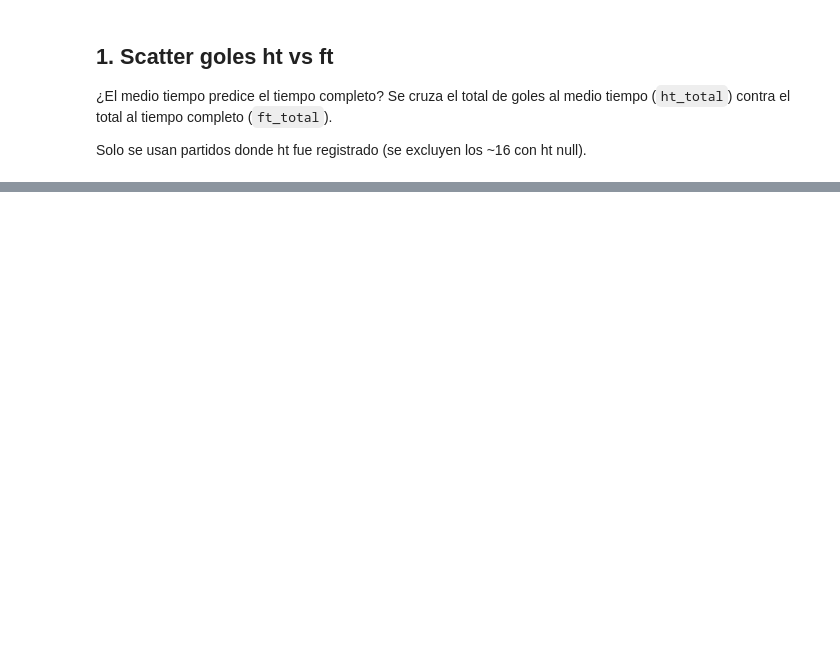
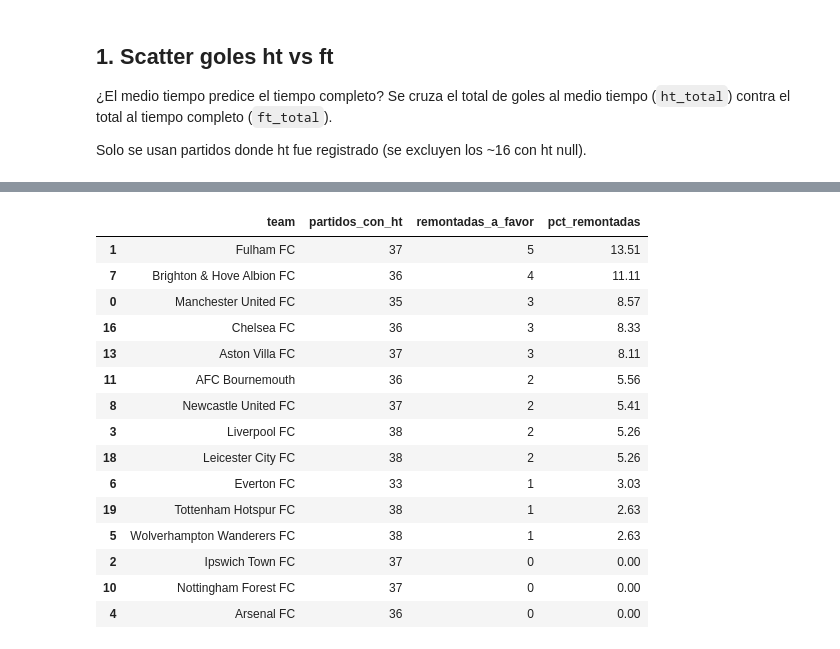
Before and after one commit to juantuberquia1997/programacion_cientifica, a Jupyter notebook: notebooks/02_analisis_dinamica_ht_vs_ft.ipynb, the cells around one changed output, grey strips where cells are left out. Saved outputs shown, nothing was run; the diff lists cells and outputs as text; code cells hidden in the pictures; blank space fills up the shorter version.

```diff
--- a/notebooks/02_analisis_dinamica_ht_vs_ft.ipynb
+++ b/notebooks/02_analisis_dinamica_ht_vs_ft.ipynb
@@ -105,0 +149,44 @@ Pasos sugeridos:
+# %%
+d2 = df.dropna(subset=['res_ht', 'res_ft']).copy()
+
+def ganador_ft(r):
+    if r['res_ft'] == 'L': return r['team1']
+    if r['res_ft'] == 'V': return r['team2']
+    return None
+
+def perdedor_ht(r):
+    if r['res_ht'] == 'L': return r['team2']
+    if r['res_ht'] == 'V': return r['team1']
+    return None
+
+d2['ganador_ft'] = d2.apply(ganador_ft, axis=1)
+d2['perdedor_ht'] = d2.apply(perdedor_ht, axis=1)
+d2['remontada_a_favor'] = d2['ganador_ft'] == d2['perdedor_ht']
+
+equipos = pd.unique(d2[['team1', 'team2']].values.ravel())
+stats = []
+for t in equipos:
+    pj = d2[(d2['team1'] == t) | (d2['team2'] == t)].shape[0]
+    rem = d2[(d2['ganador_ft'] == t) & (d2['remontada_a_favor'])].shape[0]
+    stats.append({'team': t, 'partidos_con_ht': pj, 'remontadas_a_favor': rem,
+                  'pct_remontadas': round(rem / pj * 100, 2) if pj else 0.0})
+stats_df = pd.DataFrame(stats).sort_values('pct_remontadas', ascending=False)
+stats_df.to_csv(PROJECT_DIR / 'data' / 'processed' / 'remontadas_por_equipo.csv', index=False)
+stats_df.head(15)
+# %% [output]
+|  | team | partidos_con_ht | remontadas_a_favor | pct_remontadas |
+| 1 | Fulham FC | 37 | 5 | 13.51 |
+| 7 | Brighton & Hove Albion FC | 36 | 4 | 11.11 |
+| 0 | Manchester United FC | 35 | 3 | 8.57 |
+| 16 | Chelsea FC | 36 | 3 | 8.33 |
+| 13 | Aston Villa FC | 37 | 3 | 8.11 |
+| 11 | AFC Bournemouth | 36 | 2 | 5.56 |
+| 8 | Newcastle United FC | 37 | 2 | 5.41 |
+| 3 | Liverpool FC | 38 | 2 | 5.26 |
+| 18 | Leicester City FC | 38 | 2 | 5.26 |
+| 6 | Everton FC | 33 | 1 | 3.03 |
+| 19 | Tottenham Hotspur FC | 38 | 1 | 2.63 |
+| 5 | Wolverhampton Wanderers FC | 38 | 1 | 2.63 |
+| 2 | Ipswich Town FC | 37 | 0 | 0.00 |
+| 10 | Nottingham Forest FC | 37 | 0 | 0.00 |
+| 4 | Arsenal FC | 36 | 0 | 0.00 |
```
Also changed, not shown: parts of 16 cells of this notebook, 10 other files.
